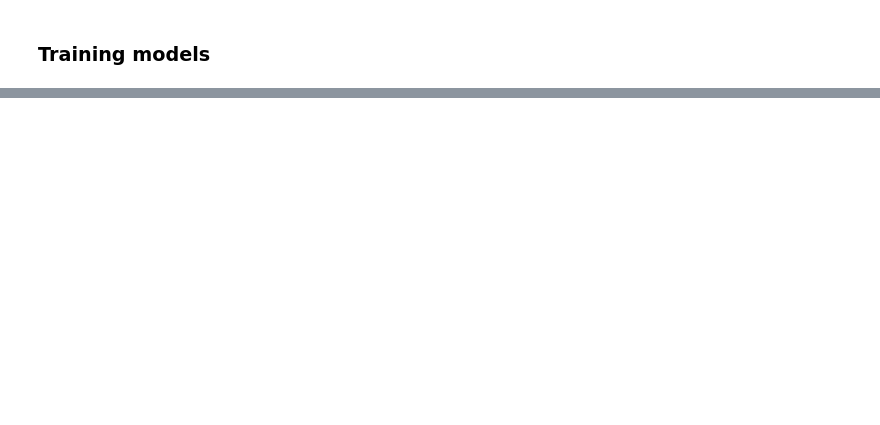
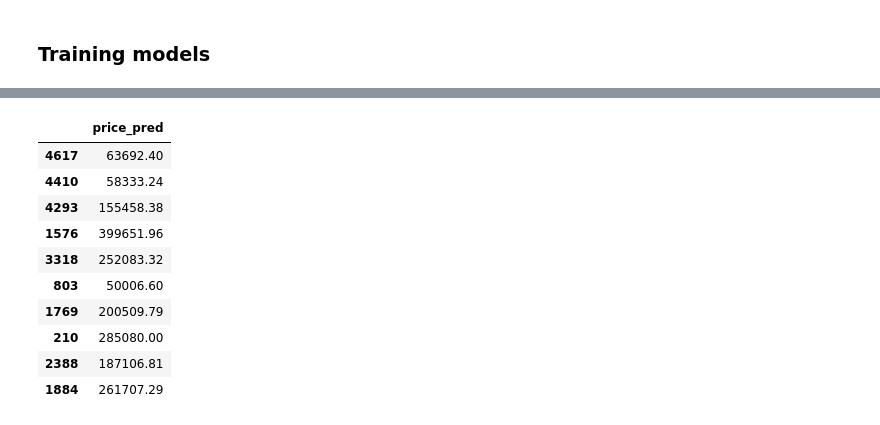
Before and after one commit to imeleges/REMA_Dubai, a Jupyter notebook: bayut_dubai_difc_downtown.ipynb, the cells around one changed output, grey strips where cells are left out. Saved outputs shown, nothing was run; the diff lists cells and outputs as text; code cells hidden in the pictures; blank space fills up the shorter version.

Commit message:
Experimenting with CatBoost

```diff
--- a/bayut_dubai_difc_downtown.ipynb
+++ b/bayut_dubai_difc_downtown.ipynb
@@ -887,0 +884,9 @@ np.sqrt(56797)
+# %%
+cat_features = ['address_building']
+# %%
+model = CatBoostRegressor(cat_features=cat_features,
+                          eval_metric='MAPE',
+                          random_seed=42,
+                          verbose=100)
+# %%
+model.fit(features_train,target_train,eval_set=(features_valid, target_valid))
@@ -887,0 +910,16 @@ np.sqrt(56797)
+# %%
+features_test['price_pred'] = model.predict(features_test)
+# %%
+features_test[['price_pred']].head(10)
+# %% [output]
+|  | price_pred |
+| 4617 | 63692.40 |
+| 4410 | 58333.24 |
+| 4293 | 155458.38 |
+| 1576 | 399651.96 |
+| 3318 | 252083.32 |
+| 803 | 50006.60 |
+| 1769 | 200509.79 |
+| 210 | 285080.00 |
+| 2388 | 187106.81 |
+| 1884 | 261707.29 |
```
Also changed, not shown: parts of 29 cells of this notebook.
